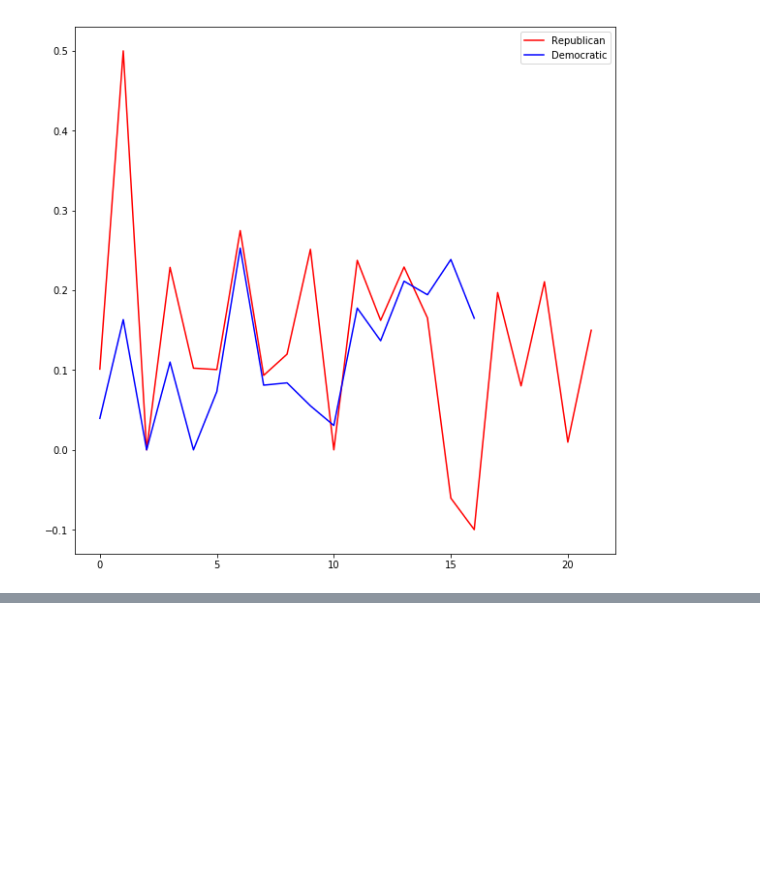
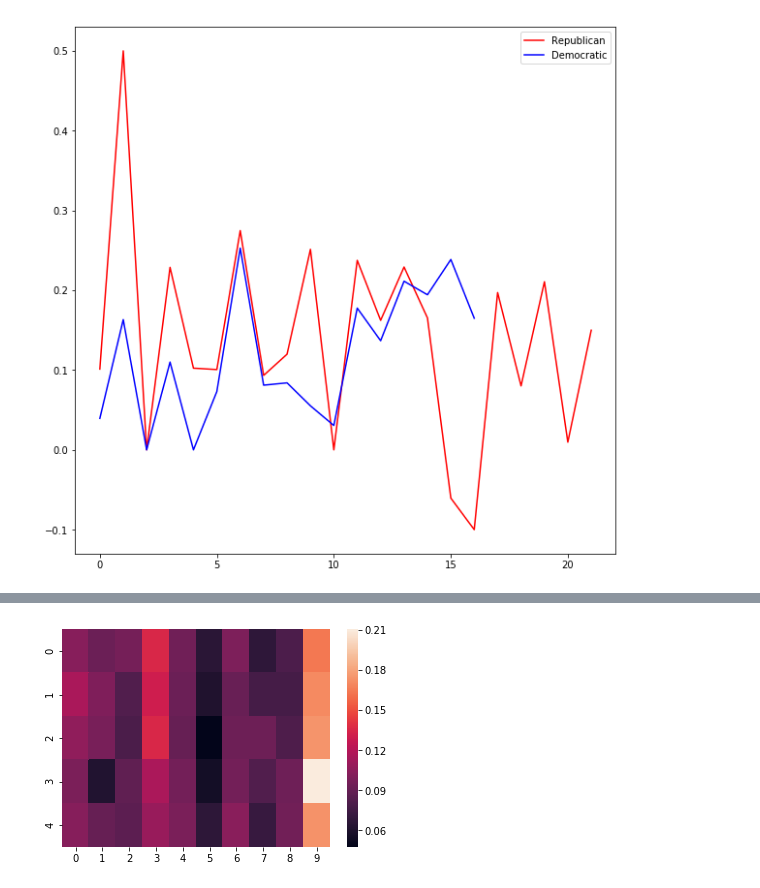
Before and after one commit to dgilbs/presidential_speeches, a Jupyter notebook: data_analysis.ipynb, the cells around one changed output, grey strips where cells are left out. Saved outputs shown, nothing was run; the diff lists cells and outputs as text; code cells hidden in the pictures; blank space fills up the shorter version.

```diff
--- a/data_analysis.ipynb
+++ b/data_analysis.ipynb
@@ -583,0 +661,6 @@ plt.legend()
+# %%
+gop_scores = [plat_scores[index] for index in gop_indexes]
+last_five_gop = gop_scores[0:5]
+ax = sns.heatmap(last_five_gop)
+# %% [output]
+[figure, added]
```
Also changed, not shown: parts of 30 cells of this notebook, 1 other file.
